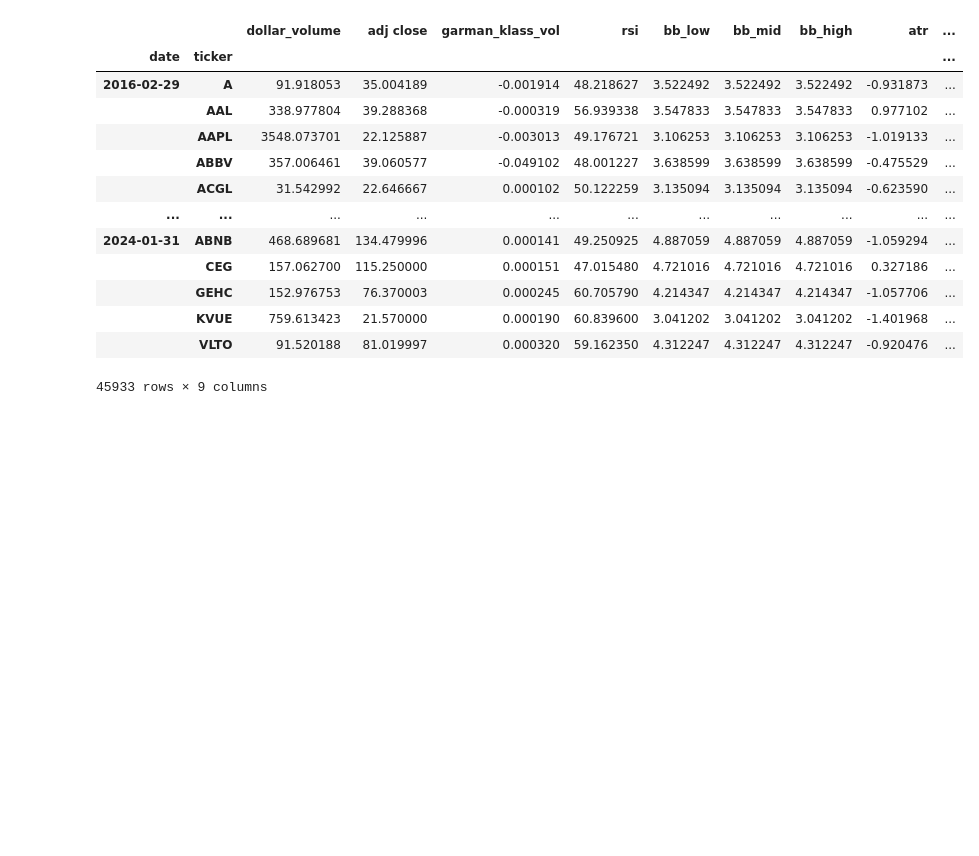
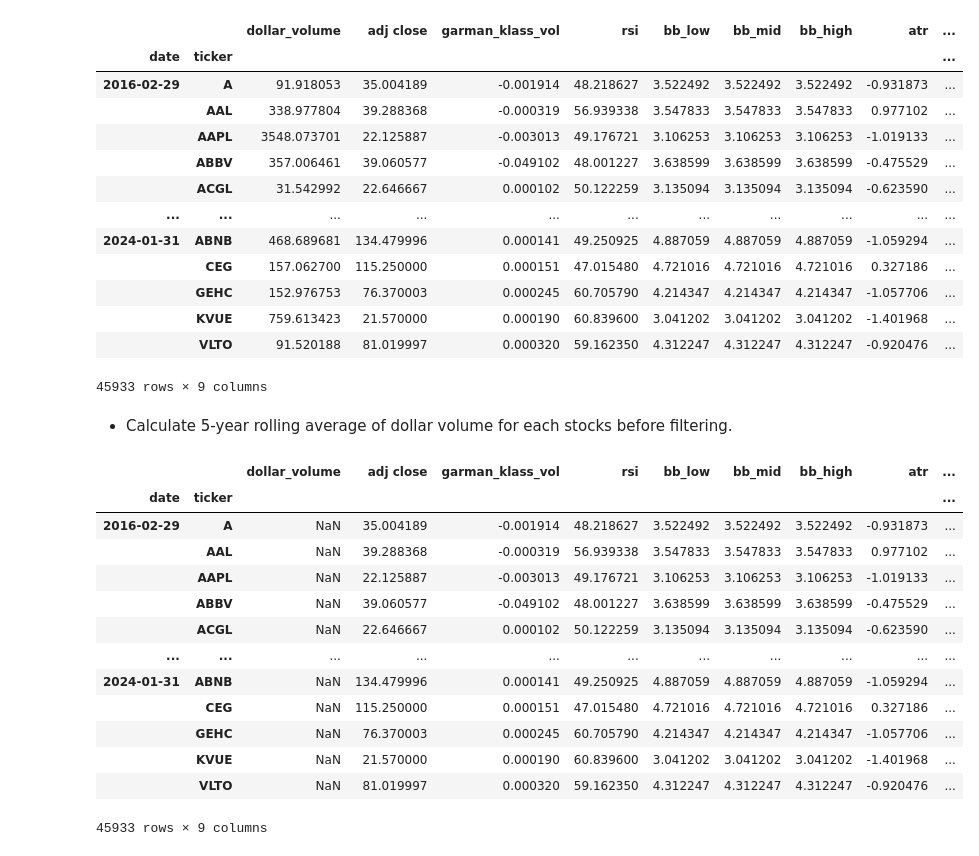
Before and after one commit to Rolland306/QuantProjects, a Jupyter notebook: algo_trading1.ipynb, the cells around one changed output. Saved outputs shown, nothing was run; the diff lists cells and outputs as text; code cells hidden in the pictures; blank space fills up the shorter version.

```diff
--- a/algo_trading1.ipynb
+++ b/algo_trading1.ipynb
@@ -329,3 +329,24 @@ data
 |  | KVUE | 759.613423 | 21.570000 | 0.000190 | 60.839600 | 3.041202 | 3.041202 | 3.041202 | -1.401968 | ... |
 |  | VLTO | 91.520188 | 81.019997 | 0.000320 | 59.162350 | 4.312247 | 4.312247 | 4.312247 | -0.920476 | ... |
 45933 rows × 9 columns
+# %% [markdown]
+- Calculate 5-year rolling average of dollar volume for each stocks before filtering.
+# %%
+data['dollar_volume'] = (data['dollar_volume'].unstack('ticker').rolling(5*12).mean().stack())
+
+data
+# %% [output]
+|  |  | dollar_volume | adj close | garman_klass_vol | rsi | bb_low | bb_mid | bb_high | atr | ... |
+| date | ticker |  |  |  |  |  |  |  |  | ... |
+| 2016-02-29 | A | NaN | 35.004189 | -0.001914 | 48.218627 | 3.522492 | 3.522492 | 3.522492 | -0.931873 | ... |
+|  | AAL | NaN | 39.288368 | -0.000319 | 56.939338 | 3.547833 | 3.547833 | 3.547833 | 0.977102 | ... |
+|  | AAPL | NaN | 22.125887 | -0.003013 | 49.176721 | 3.106253 | 3.106253 | 3.106253 | -1.019133 | ... |
+|  | ABBV | NaN | 39.060577 | -0.049102 | 48.001227 | 3.638599 | 3.638599 | 3.638599 | -0.475529 | ... |
+|  | ACGL | NaN | 22.646667 | 0.000102 | 50.122259 | 3.135094 | 3.135094 | 3.135094 | -0.623590 | ... |
+| ... | ... | ... | ... | ... | ... | ... | ... | ... | ... | ... |
+| 2024-01-31 | ABNB | NaN | 134.479996 | 0.000141 | 49.250925 | 4.887059 | 4.887059 | 4.887059 | -1.059294 | ... |
+|  | CEG | NaN | 115.250000 | 0.000151 | 47.015480 | 4.721016 | 4.721016 | 4.721016 | 0.327186 | ... |
+|  | GEHC | NaN | 76.370003 | 0.000245 | 60.705790 | 4.214347 | 4.214347 | 4.214347 | -1.057706 | ... |
+|  | KVUE | NaN | 21.570000 | 0.000190 | 60.839600 | 3.041202 | 3.041202 | 3.041202 | -1.401968 | ... |
+|  | VLTO | NaN | 81.019997 | 0.000320 | 59.162350 | 4.312247 | 4.312247 | 4.312247 | -0.920476 | ... |
+45933 rows × 9 columns
```
Also changed, not shown: parts of 4 cells of this notebook.
